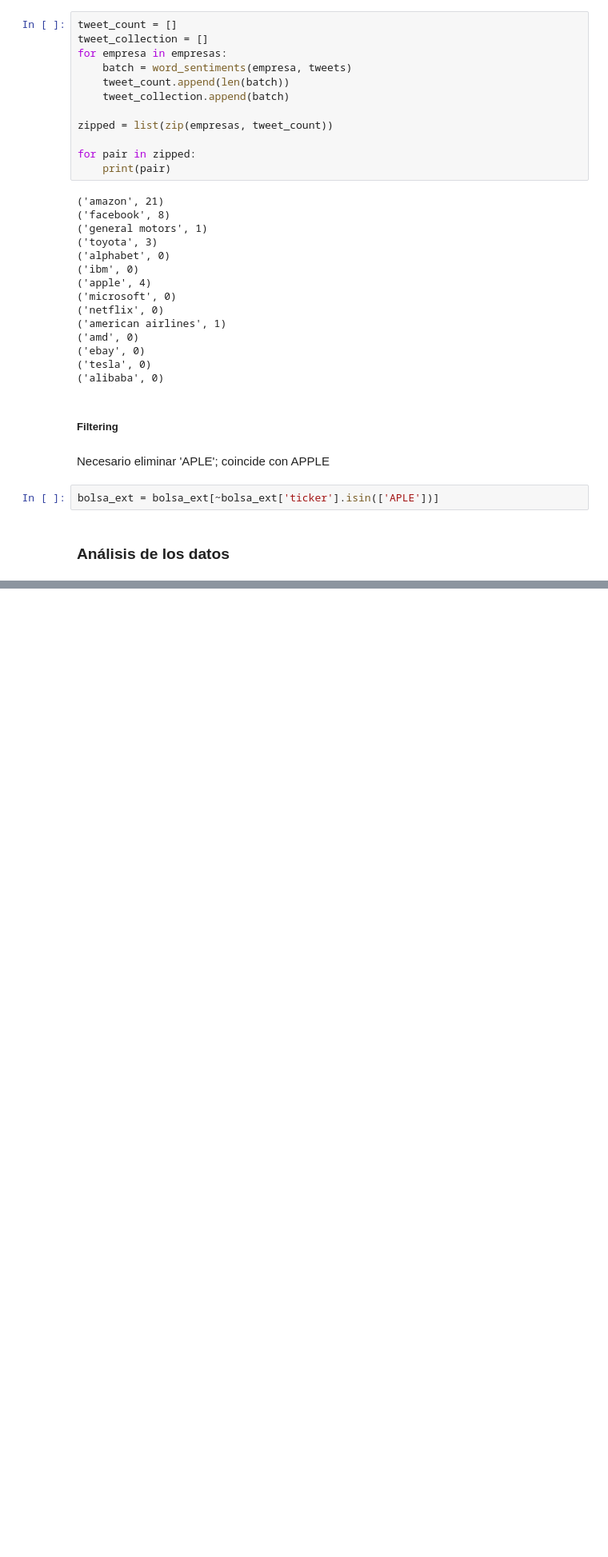
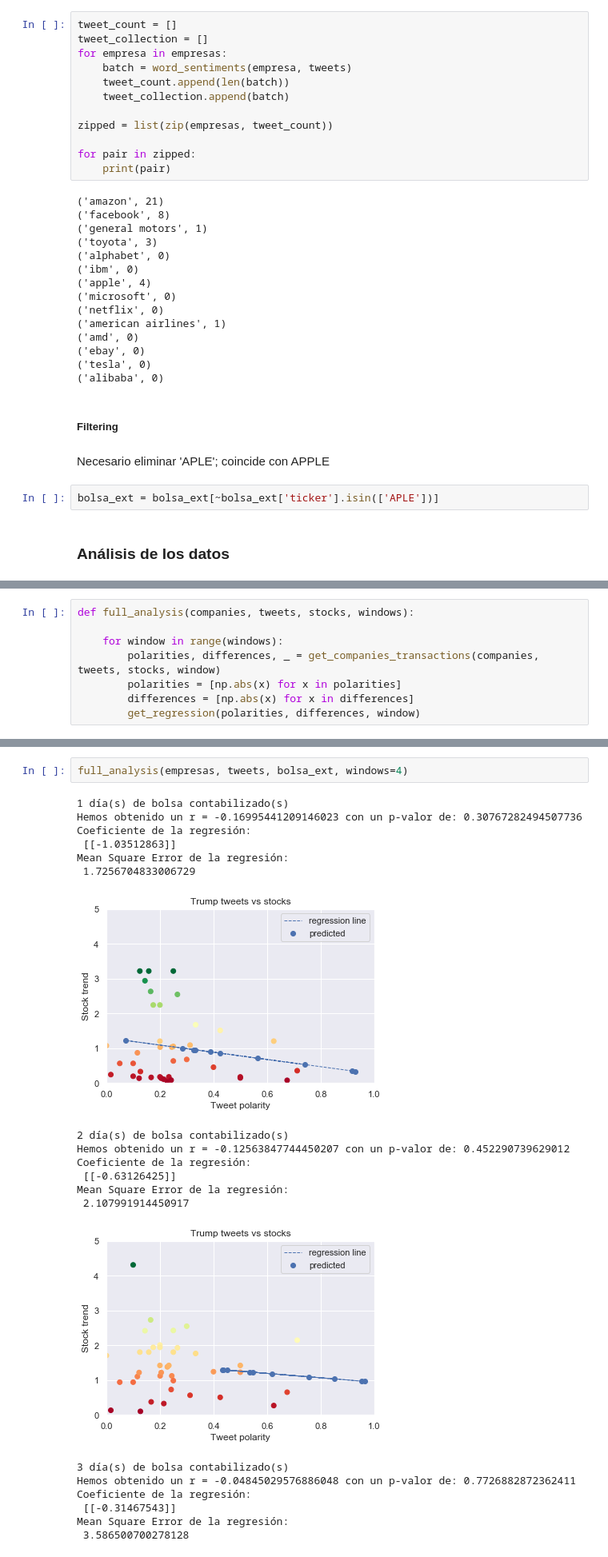
Before and after one commit to AMSUFV/tweet-sentiment-vs-stocks, a Jupyter notebook: dm_final.ipynb, the cells around one changed output, grey strips where cells are left out. Shown at 80% size. Drawn from its saved outputs; the diff is of its cells as text; blank space fills up the shorter version.

Commit message:
Calculo MSE y regresiones en valor absoluto

```diff
--- a/dm_final.ipynb
+++ b/dm_final.ipynb
@@ -230,0 +245,8 @@ Coeficiente de la regresión:
+# %%
+def full_analysis(companies, tweets, stocks, windows):
+
+    for window in range(windows):
+        polarities, differences, _ = get_companies_transactions(companies, tweets, stocks, window)
+        polarities = [np.abs(x) for x in polarities]
+        differences = [np.abs(x) for x in differences]
+        get_regression(polarities, differences, window)
@@ -230,0 +301,23 @@ Coeficiente de la regresión:
+# %%
+full_analysis(empresas, tweets, bolsa_ext, windows=4)
+# %% [output]
+1 día(s) de bolsa contabilizado(s)
+Hemos obtenido un r = -0.16995441209146023 con un p-valor de: 0.30767282494507736
+Coeficiente de la regresión:
+ [[-1.03512863]]
+Mean Square Error de la regresión:
+ 1.7256704833006729
+[figure, added]
+2 día(s) de bolsa contabilizado(s)
+Hemos obtenido un r = -0.12563847744450207 con un p-valor de: 0.452290739629012
+Coeficiente de la regresión:
+ [[-0.63126425]]
+Mean Square Error de la regresión:
+ 2.107991914450917
+[figure, added]
+3 día(s) de bolsa contabilizado(s)
+Hemos obtenido un r = -0.04845029576886048 con un p-valor de: 0.7726882872362411
+Coeficiente de la regresión:
+ [[-0.31467543]]
+Mean Square Error de la regresión:
+ 3.586500700278128
```
Also changed, not shown: parts of 8 cells of this notebook.
